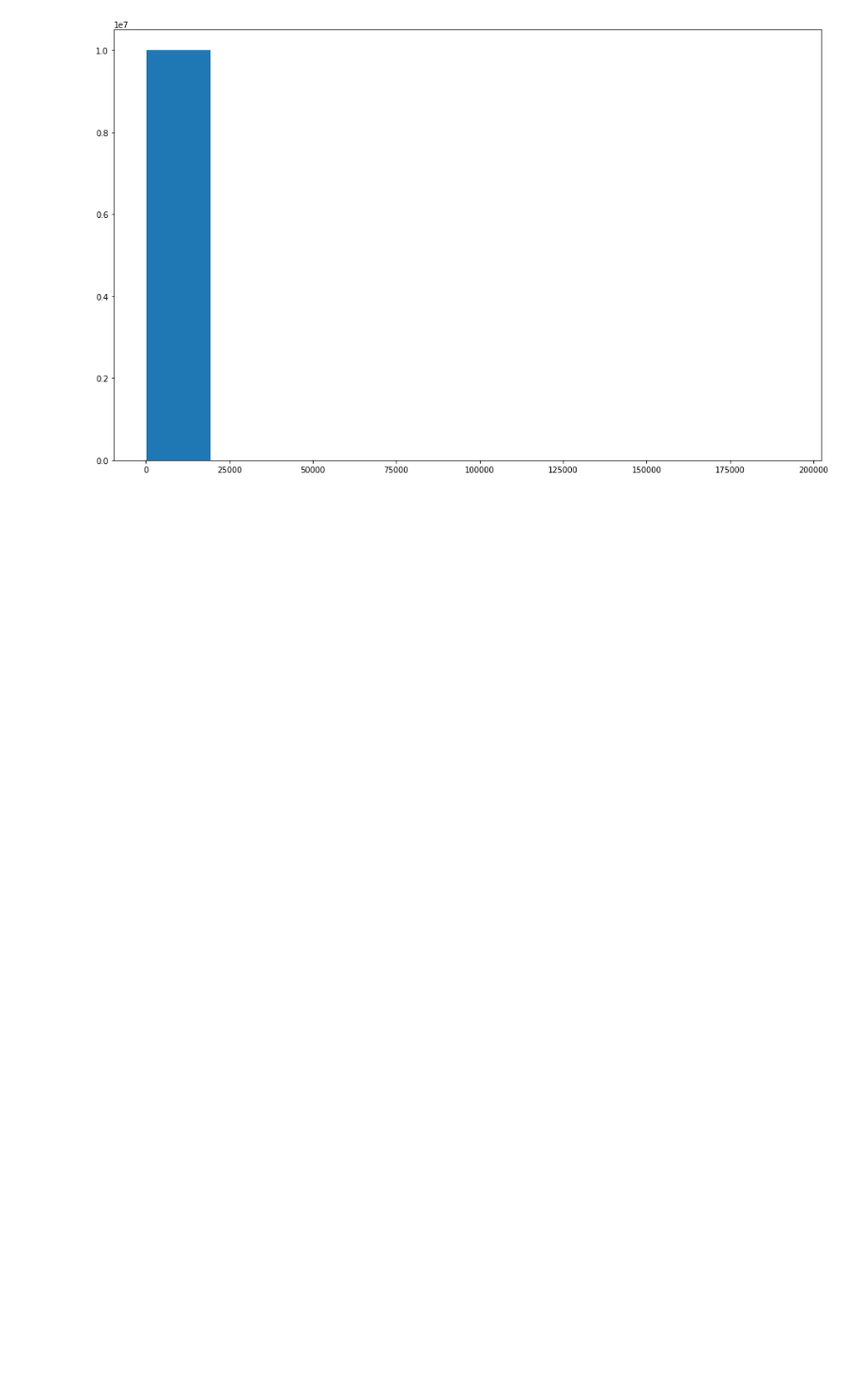
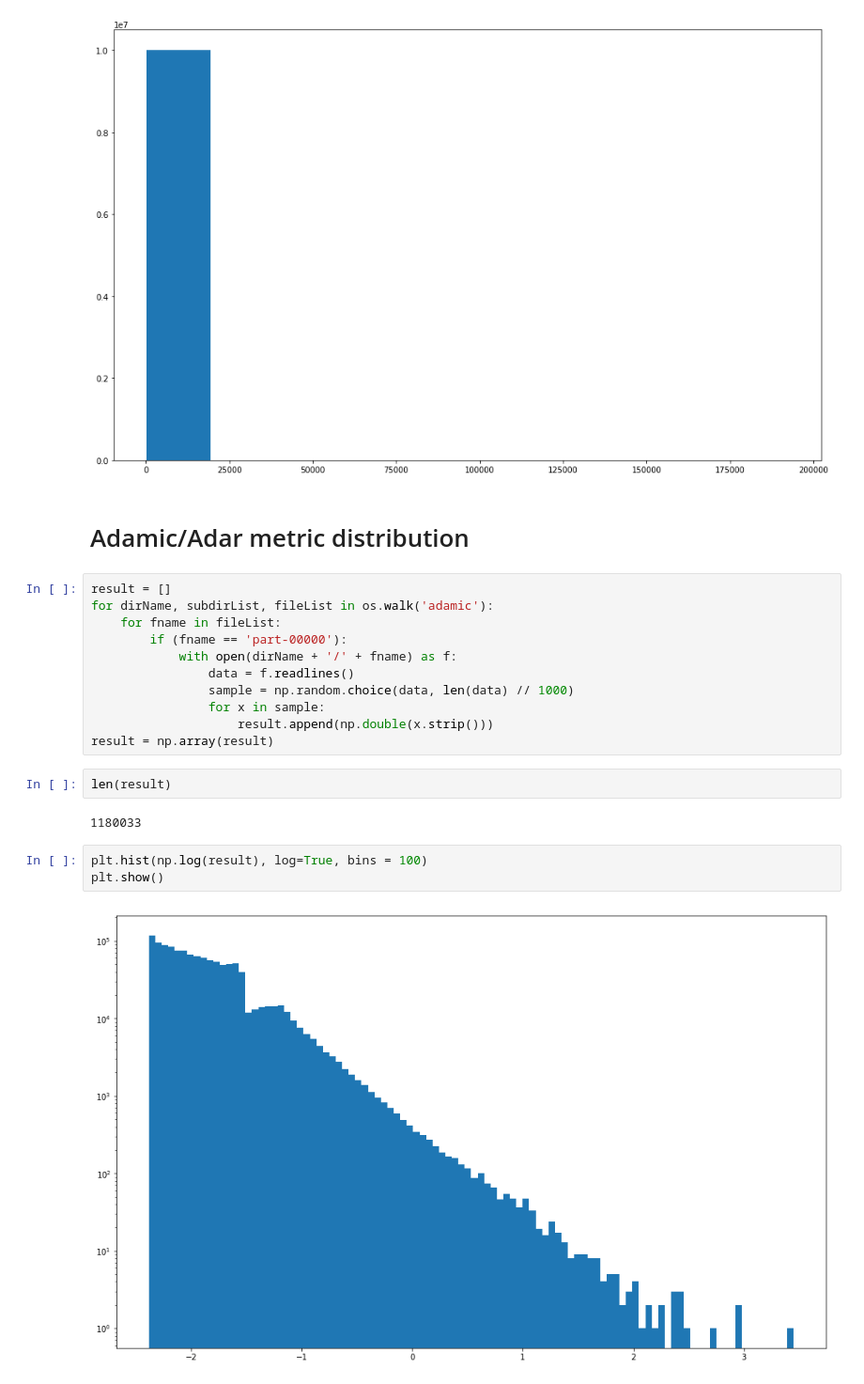
Before and after one commit to marnikitta/missing-links, a Jupyter notebook: degree_dist.ipynb, the cells around one changed output. Shown at 94% size. Cells and saved outputs as stored; diff of their text form; blank space fills up the shorter version.

```diff
--- a/degree_dist.ipynb
+++ b/degree_dist.ipynb
@@ -40,3 +25,25 @@ plt.hist(data)
           1.73419300e+05,   1.92677000e+05]),
  <a list of 10 Patch objects>)
 [figure]
+# %% [markdown]
+# Adamic/Adar metric distribution
+# %%
+result = []
+for dirName, subdirList, fileList in os.walk('adamic'):
+    for fname in fileList:
+        if (fname == 'part-00000'):
+            with open(dirName + '/' + fname) as f:
+                data = f.readlines()
+                sample = np.random.choice(data, len(data) // 1000)
+                for x in sample:
+                    result.append(np.double(x.strip()))
+result = np.array(result)
+# %%
+len(result)
+# %% [output]
+1180033
+# %%
+plt.hist(np.log(result), log=True, bins = 100)
+plt.show()
+# %% [output]
+[figure, added]
```
Also changed, not shown: parts of 3 cells of this notebook, 4 other files.
